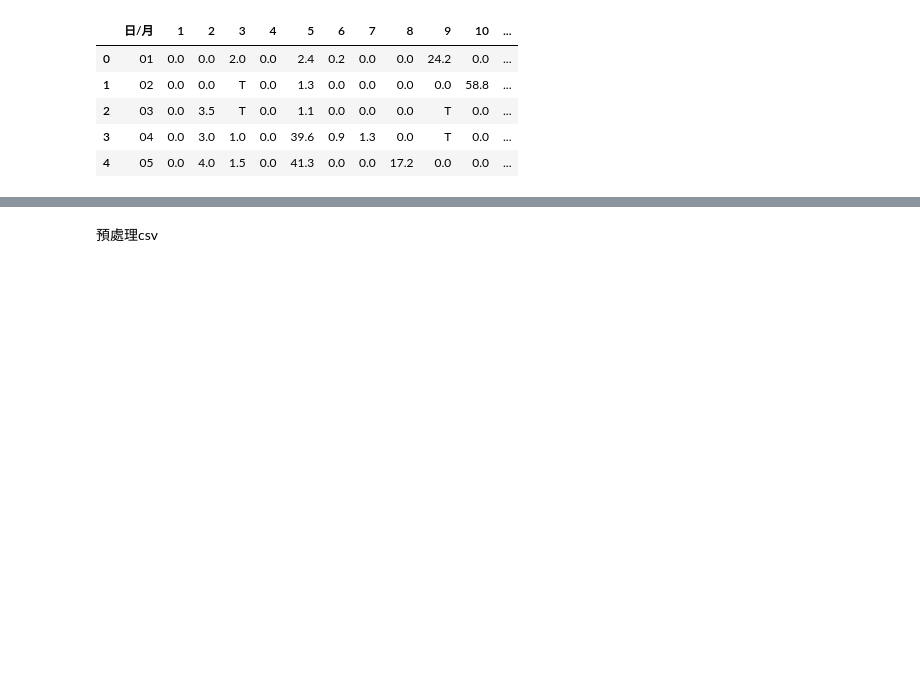
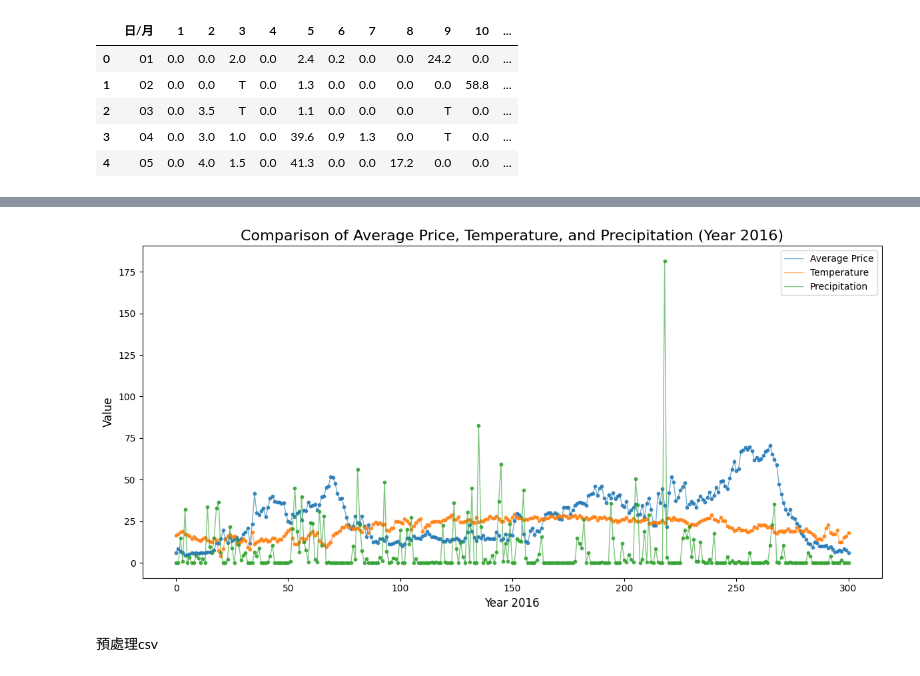
Before and after one commit to kuanyi0226/2024_fall_DS-Final-Project, a Jupyter notebook: train.ipynb, the cells around one changed output, grey strips where cells are left out. Drawn from its saved outputs; the diff is of its cells as text; code cells hidden in the pictures; blank space fills up the shorter version.

```diff
--- a/train.ipynb
+++ b/train.ipynb
@@ -123,3 +327,37 @@ df_precipitation.head()
+# %%
+import pandas as pd
+import matplotlib.pyplot as plt
+
+# 讀取合併後的數據
+merged_file = './data/merged_price_temperature_precipitation.csv'
+merged_df = pd.read_csv(merged_file, encoding='utf-8')
+
+# 繪製圖表
+plt.figure(figsize=(12, 6))
+
+# 平均價
+plt.plot(merged_df.index, merged_df['平均價'], label='Average Price', linestyle='-', alpha=0.6, linewidth=1)
+plt.scatter(merged_df.index, merged_df['平均價'], s=10, alpha=0.8)
+
+# 溫度
+plt.plot(merged_df.index, merged_df['溫度'], label='Temperature', linestyle='-', alpha=0.6, linewidth=1)
+plt.scatter(merged_df.index, merged_df['溫度'], s=10, alpha=0.8)
+
+# 降雨量
+plt.plot(merged_df.index, merged_df['降雨量'], label='Precipitation', linestyle='-', alpha=0.6, linewidth=1)
+plt.scatter(merged_df.index, merged_df['降雨量'], s=10, alpha=0.8)
+
+# 圖表美化
+plt.title('Comparison of Average Price, Temperature, and Precipitation (Year 2016)', fontsize=16)
+plt.xlabel('Year 2016', fontsize=12)  # X 軸顯示 Year 2016
+plt.ylabel('Value', fontsize=12)  # Y 軸顯示 Value
+plt.legend()
+plt.tight_layout()
+
+# 顯示圖表
+plt.show()
+# %% [output]
+[figure, added]
 # %% [markdown]
 預處理csv
 # %% [markdown]
```
Also changed, not shown: parts of 6 cells of this notebook.
